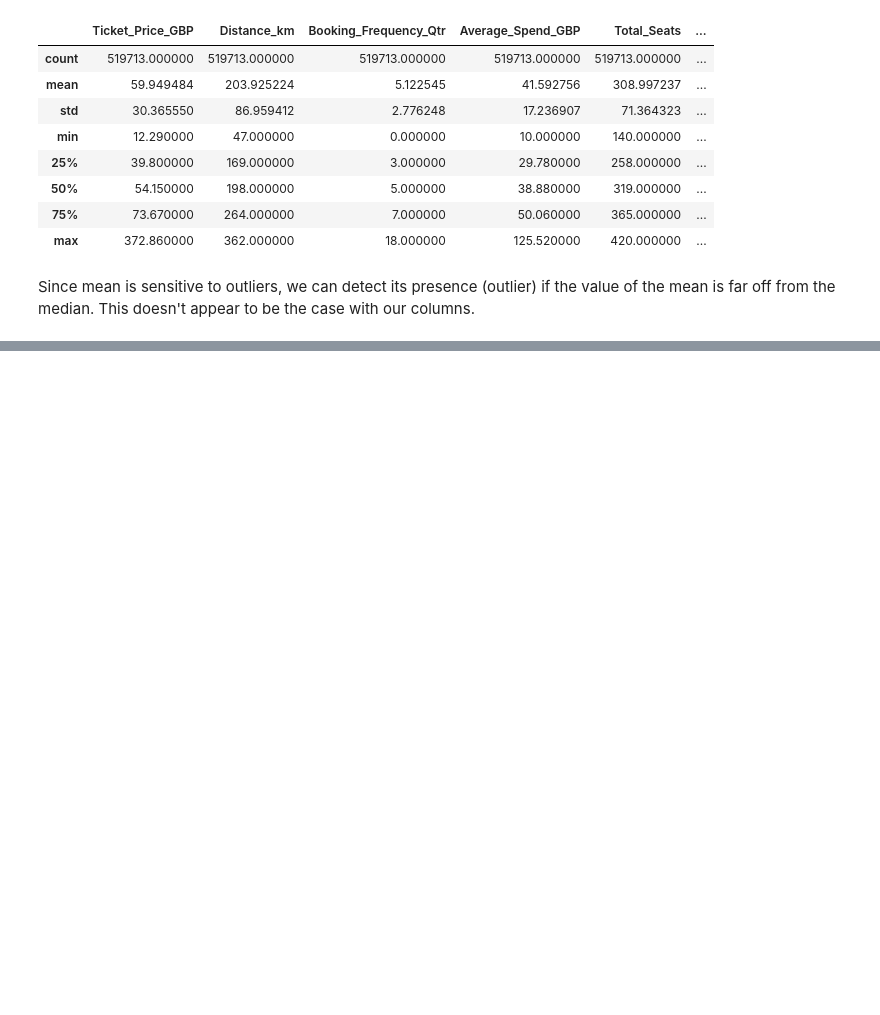
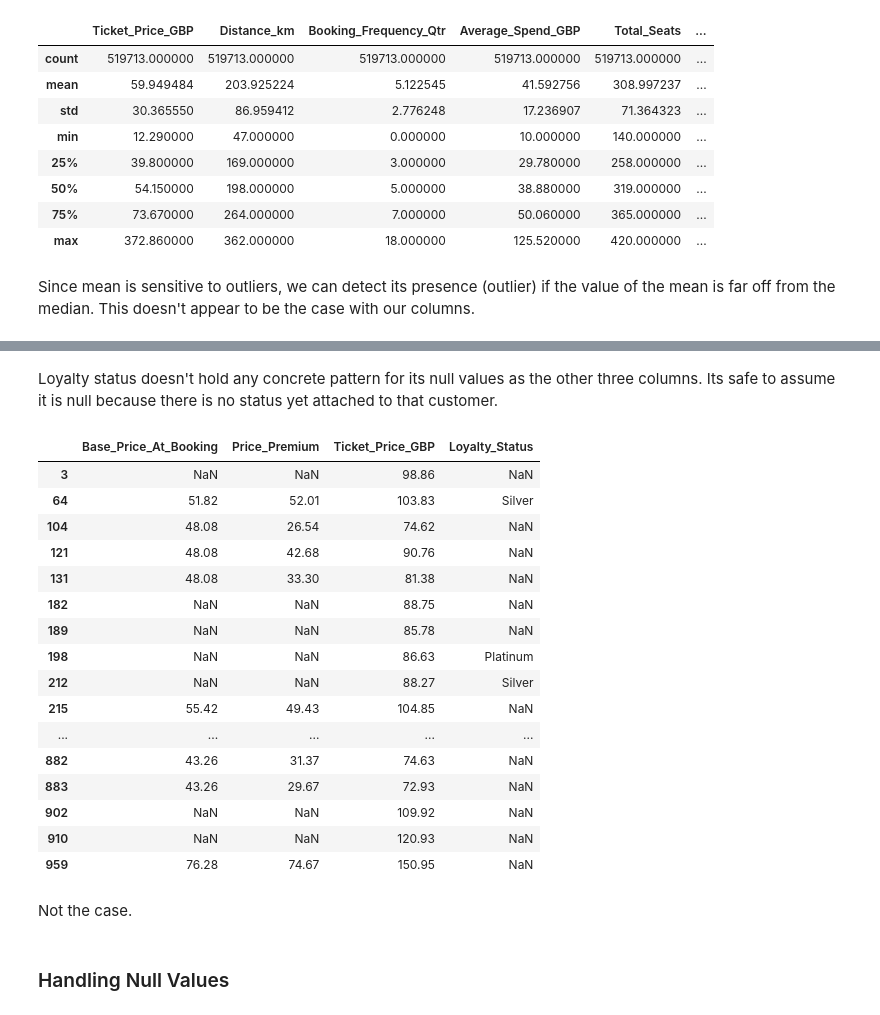
Before and after one commit to michizler/voyage-rails-analytics, a Jupyter notebook: preprocessing/clean.ipynb, the cells around one changed output, grey strips where cells are left out. Cells and saved outputs as stored; diff of their text form; code cells hidden in the pictures; blank space fills up the shorter version.

```diff
--- a/preprocessing/clean.ipynb
+++ b/preprocessing/clean.ipynb
@@ -103,0 +219,27 @@ Since mean is sensitive to outliers, we can detect its presence (outlier) if the
+# %% [markdown]
+Loyalty status doesn't hold any concrete pattern for its null values as the other three columns. Its safe to assume it is null because there is no status yet attached to that customer.
+# %%
+# check if all four columns have the same pattern of missing values for First Class
+travel_data[['Base_Price_At_Booking', 'Price_Premium', 'Ticket_Price_GBP', 'Loyalty_Status']][travel_data['Seat_Class'] == 'First'].head(50)
+# %% [output]
+|  | Base_Price_At_Booking | Price_Premium | Ticket_Price_GBP | Loyalty_Status |
+| 3 | NaN | NaN | 98.86 | NaN |
+| 64 | 51.82 | 52.01 | 103.83 | Silver |
+| 104 | 48.08 | 26.54 | 74.62 | NaN |
+| 121 | 48.08 | 42.68 | 90.76 | NaN |
+| 131 | 48.08 | 33.30 | 81.38 | NaN |
+| 182 | NaN | NaN | 88.75 | NaN |
+| 189 | NaN | NaN | 85.78 | NaN |
+| 198 | NaN | NaN | 86.63 | Platinum |
+| 212 | NaN | NaN | 88.27 | Silver |
+| 215 | 55.42 | 49.43 | 104.85 | NaN |
+| ... | ... | ... | ... | ... |
+| 882 | 43.26 | 31.37 | 74.63 | NaN |
+| 883 | 43.26 | 29.67 | 72.93 | NaN |
+| 902 | NaN | NaN | 109.92 | NaN |
+| 910 | NaN | NaN | 120.93 | NaN |
+| 959 | 76.28 | 74.67 | 150.95 | NaN |
+# %% [markdown]
+Not the case.
+# %% [markdown]
+### Handling Null Values
```
Also changed, not shown: parts of 20 cells of this notebook.
